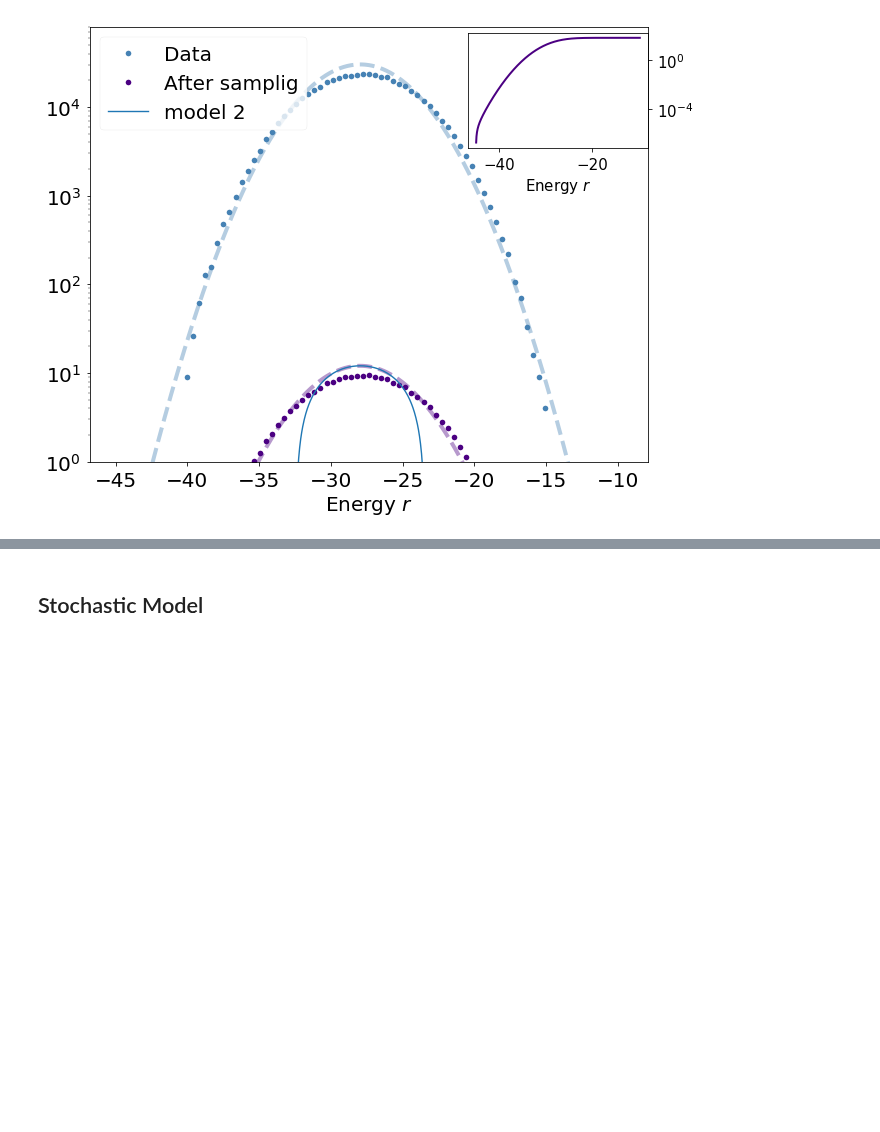
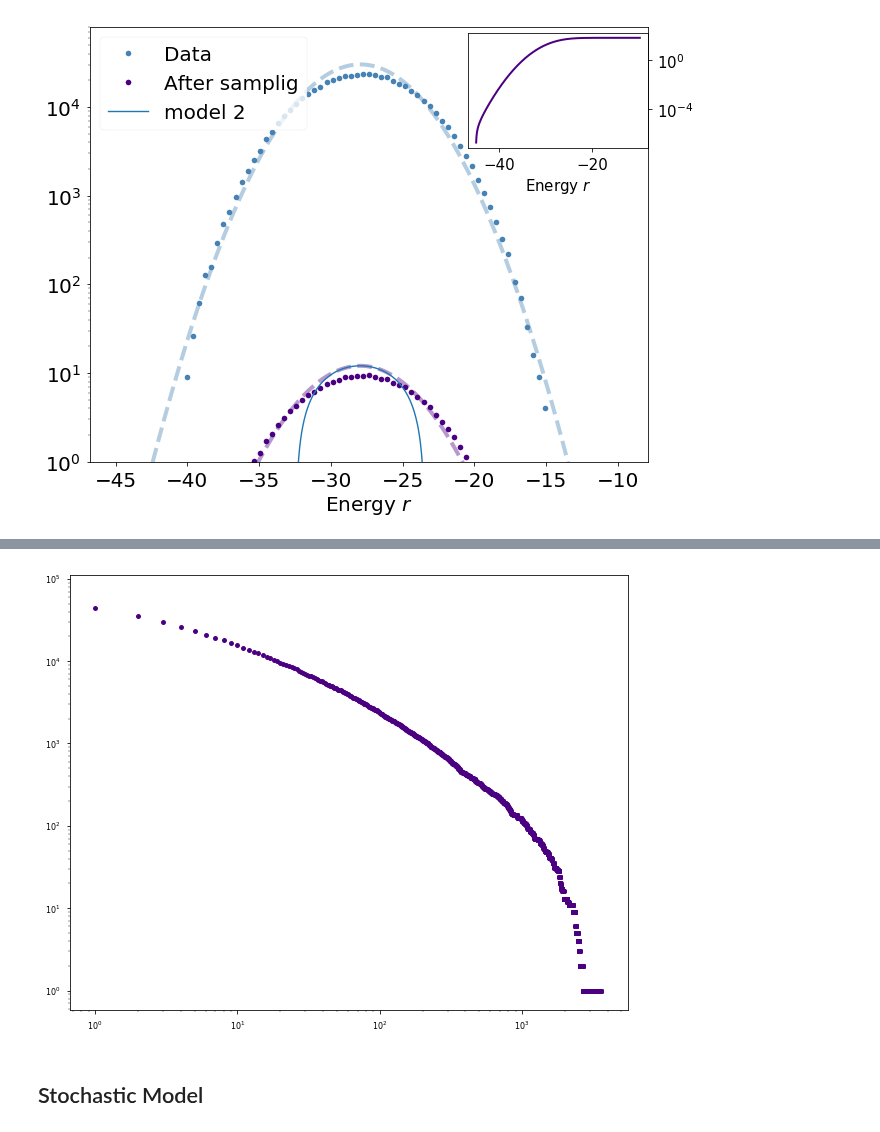
Before and after one commit to betoto008/Affinity_maturation, a Jupyter notebook: Jupyter_Notebooks/Stochastic_simulation_ensemble.ipynb, the cells around one changed output, grey strips where cells are left out. Saved outputs shown, nothing was run; the diff lists cells and outputs as text; code cells hidden in the pictures; blank space fills up the shorter version.

```diff
--- a/Jupyter_Notebooks/Stochastic_simulation_ensemble.ipynb
+++ b/Jupyter_Notebooks/Stochastic_simulation_ensemble.ipynb
@@ -143,0 +133,18 @@ fig.savefig('../Figures/Entropy_ensemble.png')
+# %%
+fig, ax = plt.subplots(1, 1, figsize = (10,8))
+N_A = 6.02214076e23
+#____________ Read and plot the distribution of clone sizes
+activated_linages_size = pickle.load( open( "../Text_files/ensemble_deterministic_model_linage_sizes.pkl", "rb" ) )
+bins = range(int(np.max(activated_linages_size)/1))
+data_activated_linages_log = np.histogram(activated_linages_size, bins = bins, density = False)
+#data_activated_linages_lin = np.histogram(activated_linages_size, bins = np.linspace(1,np.max(activated_linages_size),20), density = False)
+#Distribution
+ax.plot(data_activated_linages_log[1][:-1], np.cumsum(data_activated_linages_log[0])[-1]-np.cumsum(data_activated_linages_log[0]), marker = '.', ms = 10, linestyle = '', linewidth = 3, color = 'indigo', label = 'Simulation')
+#ax.plot(data_activated_linages_lin[1][:-1][np.where(data_activated_linages_lin[0]!=0)], data_activated_linages_lin[0][np.where(data_activated_linages_lin[0]!=0)], marker = '.', ms = 20, linestyle = '-', linewidth = 3, color = 'tab:brown', label = 'linear')
+#ax.plot(np.linspace(1, 1e3, 100), np.linspace(1, 1e3, 100)**(-.7), linewidth = 4, linestyle = 'dashed')
+#ax.plot(np.linspace(8e2, 5e3, 100), 2e9*np.linspace(8e2, 5e3, 100)**(-4), linewidth = 4, linestyle = 'dashed')
+
+ax.set_xscale('log')
+ax.set_yscale('log')
+# %% [output]
+[figure, added]
```
Also changed, not shown: parts of 6 cells of this notebook, 23 other files.
